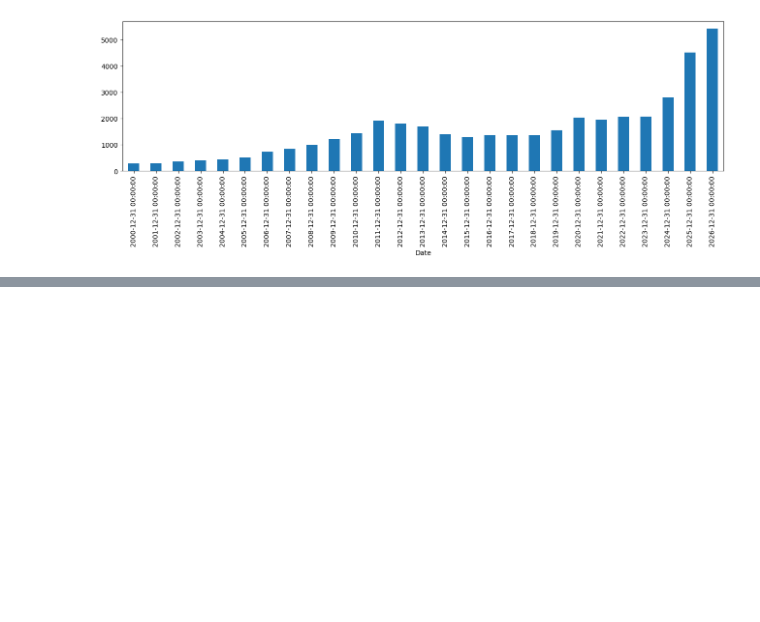
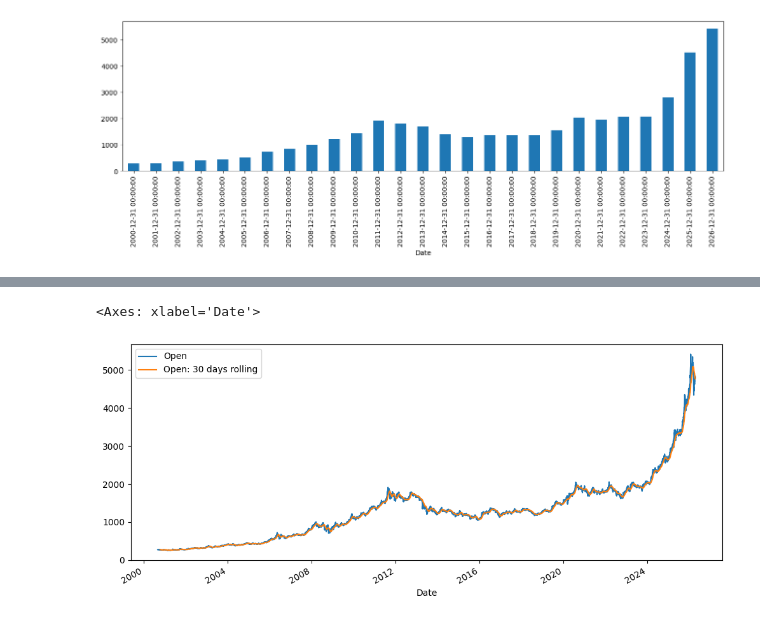
Before and after one commit to Suryansh9369/commodity-price-analysis, a Jupyter notebook: src/eda.ipynb, the cells around one changed output, grey strips where cells are left out. Drawn from its saved outputs; the diff is of its cells as text; code cells hidden in the pictures; blank space fills up the shorter version.

Commit message:
explore resampling and rolling for all stocks

```diff
--- a/src/eda.ipynb
+++ b/src/eda.ipynb
@@ -235,3 +235,5 @@ gold.resample(rule='YE').max()['Open'].plot(xlim=['2020-01-01', '2026-03-31'], k
 # %% [output]
 <Axes: xlabel='Date'>
 [figure]
+# %%
+gold['Open: 30 days rolling']= gold['Open'].rolling(30).mean()
@@ -237,0 +261,5 @@ gold.resample(rule='YE').max()['Open'].plot(xlim=['2020-01-01', '2026-03-31'], k
+# %%
+gold[['Open', 'Open: 30 days rolling']].plot(figsize=(12, 5))
+# %% [output]
+<Axes: xlabel='Date'>
+[figure, added]
```
Also changed, not shown: parts of 25 cells of this notebook.
